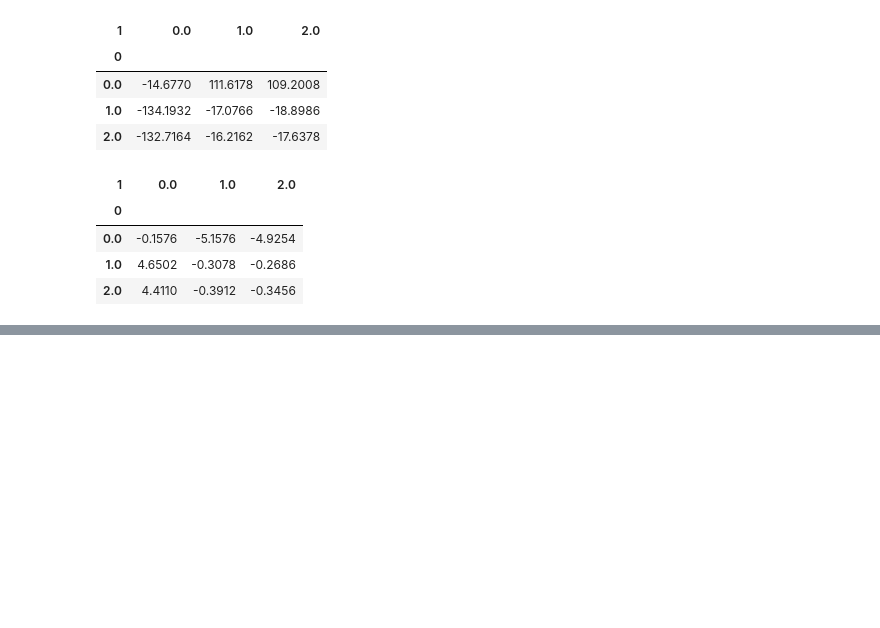
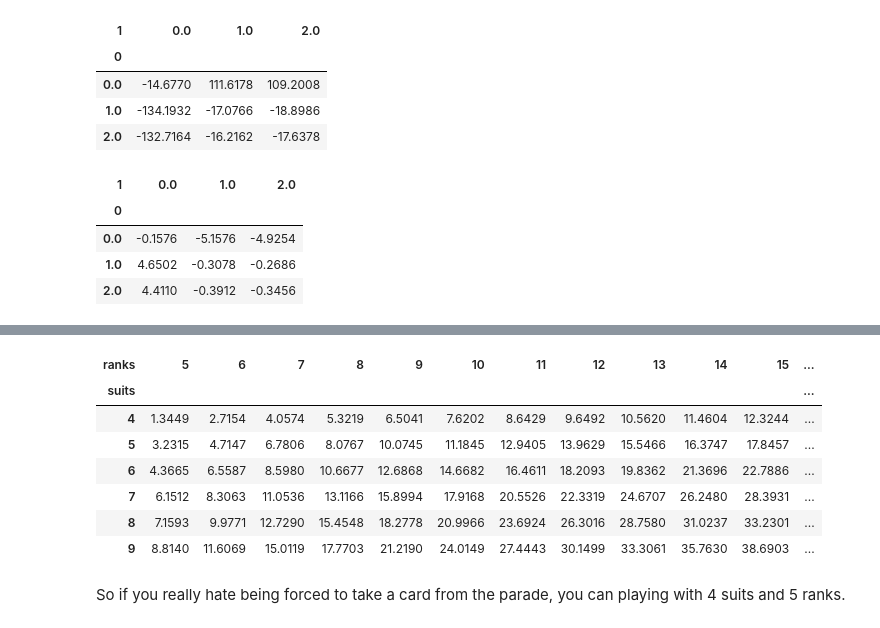
Before and after one commit to 0b01/boardgames, a Jupyter notebook: parade/analysis.ipynb, the cells around one changed output, grey strips where cells are left out. Drawn from its saved outputs; the diff is of its cells as text; code cells hidden in the pictures; blank space fills up the shorter version.

```diff
--- a/parade/analysis.ipynb
+++ b/parade/analysis.ipynb
@@ -93,0 +129,13 @@ df
+# %%
+pd.pivot_table(df, index="suits", columns="ranks", values='forced take mean', fill_value=0)
+# %% [output]
+| ranks | 5 | 6 | 7 | 8 | 9 | 10 | 11 | 12 | 13 | 14 | 15 | ... |
+| suits |  |  |  |  |  |  |  |  |  |  |  | ... |
+| 4 | 1.3449 | 2.7154 | 4.0574 | 5.3219 | 6.5041 | 7.6202 | 8.6429 | 9.6492 | 10.5620 | 11.4604 | 12.3244 | ... |
+| 5 | 3.2315 | 4.7147 | 6.7806 | 8.0767 | 10.0745 | 11.1845 | 12.9405 | 13.9629 | 15.5466 | 16.3747 | 17.8457 | ... |
+| 6 | 4.3665 | 6.5587 | 8.5980 | 10.6677 | 12.6868 | 14.6682 | 16.4611 | 18.2093 | 19.8362 | 21.3696 | 22.7886 | ... |
+| 7 | 6.1512 | 8.3063 | 11.0536 | 13.1166 | 15.8994 | 17.9168 | 20.5526 | 22.3319 | 24.6707 | 26.2480 | 28.3931 | ... |
+| 8 | 7.1593 | 9.9771 | 12.7290 | 15.4548 | 18.2778 | 20.9966 | 23.6924 | 26.3016 | 28.7580 | 31.0237 | 33.2301 | ... |
+| 9 | 8.8140 | 11.6069 | 15.0119 | 17.7703 | 21.2190 | 24.0149 | 27.4443 | 30.1499 | 33.3061 | 35.7630 | 38.6903 | ... |
+# %% [markdown]
+So if you really hate being forced to take a card from the parade, you can playing with 4 suits and 5 ranks.
```
Also changed, not shown: parts of 4 cells of this notebook, 2 other files.
